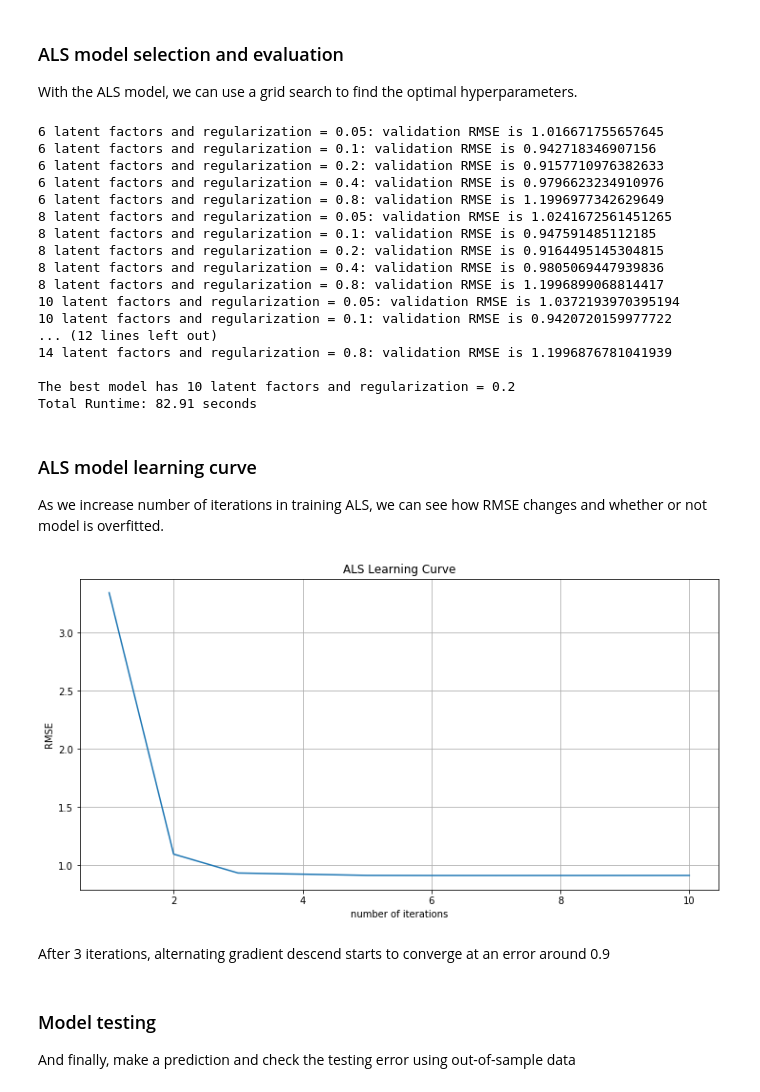
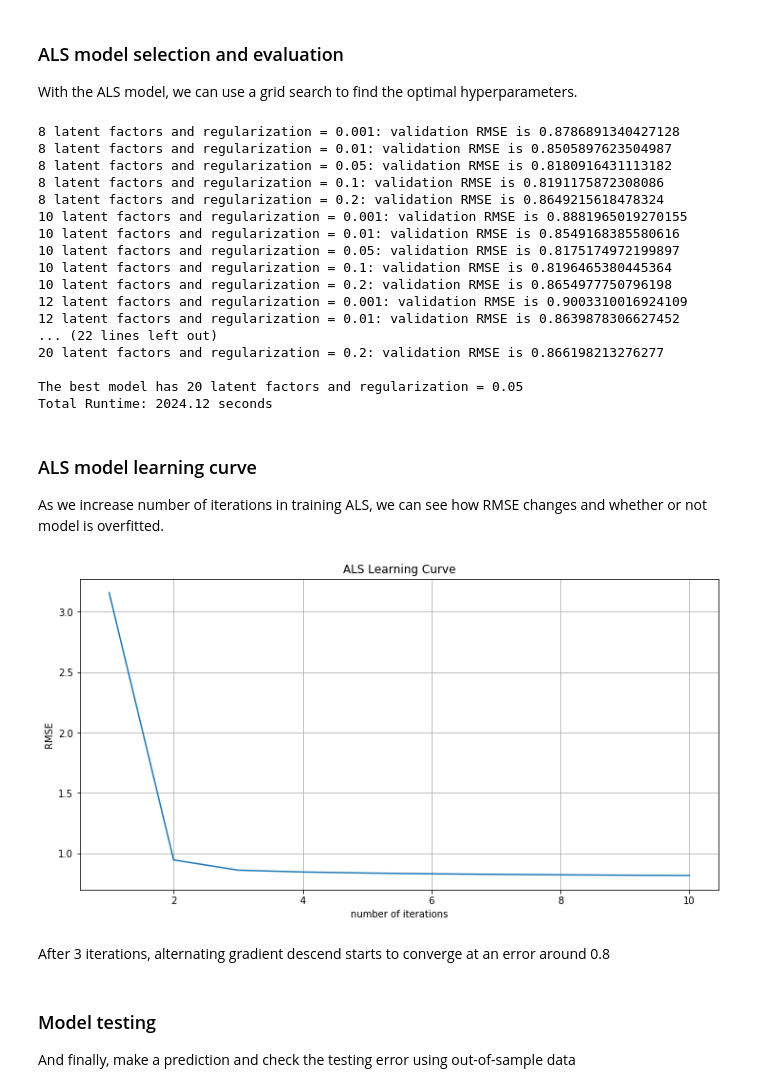
Before and after one commit to KevinLiao159/MyDataSciencePortfolio, a Jupyter notebook: recommender_system/movie_recommendation_using_ALS.ipynb, the cells around one changed output. Cells and saved outputs as stored; diff of their text form; code cells hidden in the pictures.

```diff
--- a/recommender_system/movie_recommendation_using_ALS.ipynb
+++ b/recommender_system/movie_recommendation_using_ALS.ipynb
@@ -54,13 +55,16 @@ import matplotlib.pyplot as plt
 spark = SparkSession \
     .builder \
     .appName("movie recommendation") \
-    .config("spark.some.config.option", "some-value") \
+    .config("spark.driver.maxResultSize", "96g") \
+    .config("spark.driver.memory", "96g") \
+    .config("spark.executor.memory", "8g") \
+    .config("spark.master", "local[12]") \
     .getOrCreate()
 # get spark context
 sc = spark.sparkContext
 # %%
 # path config
-data_path = os.path.join(os.environ['DATA_PATH'], 'movie')
+data_path = os.path.join(os.environ['DATA_PATH'], 'MovieLens')
 # %% [markdown]
 ## Load Data
 # %%
@@ -335,8 +347,8 @@ def train_ALS(train_data, validation_data, num_iters, reg_param, ranks):
 # %%
 # hyper-param config
 num_iterations = 10
-ranks = [6, 8, 10, 12, 14]
-reg_params = [0.05, 0.1, 0.2, 0.4, 0.8]
+ranks = [8, 10, 12, 14, 16, 18, 20]
+reg_params = [0.001, 0.01, 0.05, 0.1, 0.2]
 
 # grid search and select best model
 start_time = time.time()
@@ -344,23 +356,23 @@ final_model = train_ALS(train, validation, num_iterations, reg_params, ranks)
 
 print ('Total Runtime: {:.2f} seconds'.format(time.time() - start_time))
 # %% [output]
-6 latent factors and regularization = 0.05: validation RMSE is 1.016671755657645
-6 latent factors and regularization = 0.1: validation RMSE is 0.942718346907156
-6 latent factors and regularization = 0.2: validation RMSE is 0.9157710976382633
-6 latent factors and regularization = 0.4: validation RMSE is 0.9796623234910976
-6 latent factors and regularization = 0.8: validation RMSE is 1.1996977342629649
-8 latent factors and regularization = 0.05: validation RMSE is 1.0241672561451265
-8 latent factors and regularization = 0.1: validation RMSE is 0.947591485112185
-8 latent factors and regularization = 0.2: validation RMSE is 0.9164495145304815
-8 latent factors and regularization = 0.4: validation RMSE is 0.9805069447939836
-8 latent factors and regularization = 0.8: validation RMSE is 1.1996899068814417
-10 latent factors and regularization = 0.05: validation RMSE is 1.0372193970395194
-10 latent factors and regularization = 0.1: validation RMSE is 0.9420720159977722
-... (12 lines left out)
-14 latent factors and regularization = 0.8: validation RMSE is 1.1996876781041939
+8 latent factors and regularization = 0.001: validation RMSE is 0.8786891340427128
+8 latent factors and regularization = 0.01: validation RMSE is 0.8505897623504987
+8 latent factors and regularization = 0.05: validation RMSE is 0.8180916431113182
+8 latent factors and regularization = 0.1: validation RMSE is 0.8191175872308086
+8 latent factors and regularization = 0.2: validation RMSE is 0.8649215618478324
+10 latent factors and regularization = 0.001: validation RMSE is 0.8881965019270155
+10 latent factors and regularization = 0.01: validation RMSE is 0.8549168385580616
+10 latent factors and regularization = 0.05: validation RMSE is 0.8175174972199897
+10 latent factors and regularization = 0.1: validation RMSE is 0.8196465380445364
+10 latent factors and regularization = 0.2: validation RMSE is 0.8654977750796198
+12 latent factors and regularization = 0.001: validation RMSE is 0.9003310016924109
+12 latent factors and regularization = 0.01: validation RMSE is 0.8639878306627452
+... (22 lines left out)
+20 latent factors and regularization = 0.2: validation RMSE is 0.866198213276277
 
-The best model has 10 latent factors and regularization = 0.2
-Total Runtime: 82.91 seconds
+The best model has 20 latent factors and regularization = 0.05
+Total Runtime: 2024.12 seconds
 # %% [markdown]
 ### ALS model learning curve
 As we increase number of iterations in training ALS, we can see how RMSE changes and whether or not model is overfitted.
@@ -399,13 +411,13 @@ def plot_learning_curve(arr_iters, train_data, validation_data, reg, rank):
     plt.show()
 # %%
 # create an array of num_iters
-iter_array = [1, 2, 3, 5, 6, 7, 8, 9, 10]
+iter_array = list(range(1, 11))
 # create learning curve plot
-plot_learning_curve(iter_array, train, validation, 0.2, 10)
+plot_learning_curve(iter_array, train, validation, 0.05, 20)
 # %% [output]
-[figure, old version]
+[figure, new version]
 # %% [markdown]
-After 3 iterations, alternating gradient descend starts to converge at an error around 0.9
+After 3 iterations, alternating gradient descend starts to converge at an error around 0.8
 # %% [markdown]
 ### Model testing
 And finally, make a prediction and check the testing error using out-of-sample data
```
Also changed, not shown: parts of 22 cells of this notebook, 1 other file.
